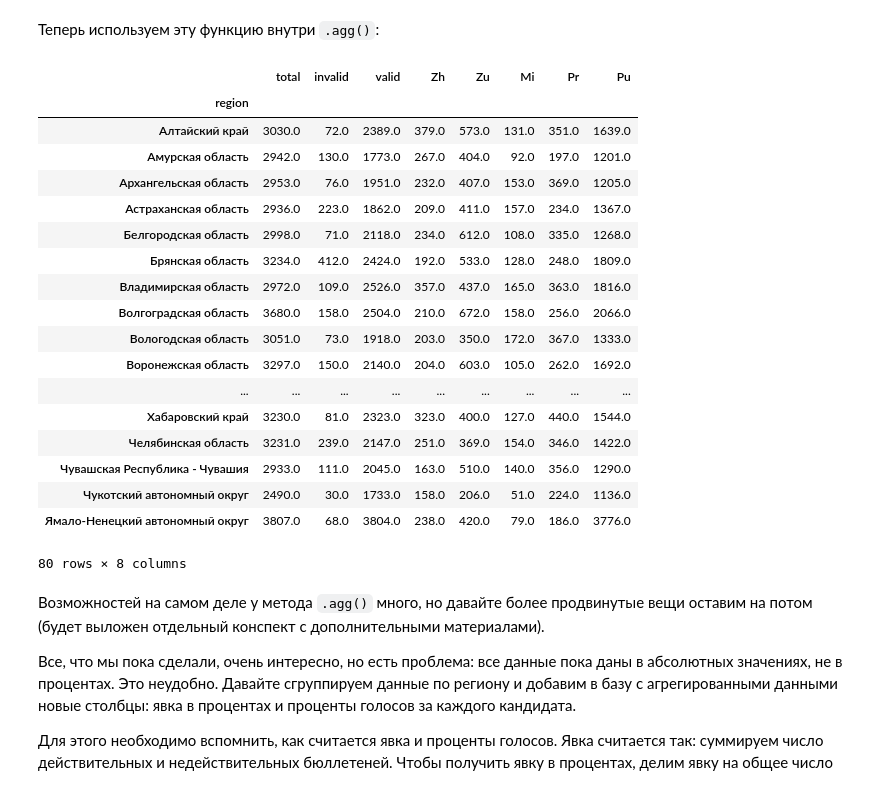
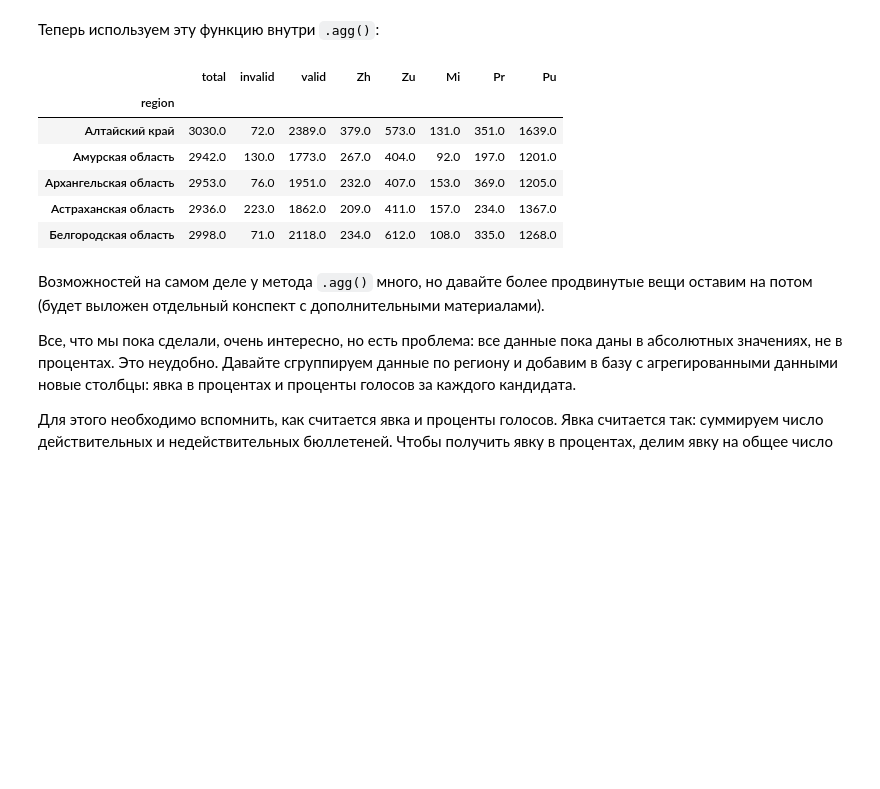
Before and after one commit to allatambov/Py-programming-3, a Jupyter notebook: 21-05/lect-pandas-contd.ipynb, the cells around one changed output. Saved outputs shown, nothing was run; the diff lists cells and outputs as text; code cells hidden in the pictures; blank space fills up the shorter version.

```diff
--- a/21-05/lect-pandas-contd.ipynb
+++ b/21-05/lect-pandas-contd.ipynb
@@ -223,27 +181,15 @@ my_diff([4, 6, 8]) # все верно, 8 - 4 = 4
 # %% [markdown]
 Теперь используем эту функцию внутри `.agg()`:
 # %%
-d.groupby('region').agg(my_diff)
+d.groupby('region').agg(my_diff).head() # везде смотрим на первые 5 строк
 # %% [output]
 |  | total | invalid | valid | Zh | Zu | Mi | Pr | Pu |
 | region |  |  |  |  |  |  |  |  |
 | Алтайский край | 3030.0 | 72.0 | 2389.0 | 379.0 | 573.0 | 131.0 | 351.0 | 1639.0 |
 | Амурская область | 2942.0 | 130.0 | 1773.0 | 267.0 | 404.0 | 92.0 | 197.0 | 1201.0 |
 | Архангельская область | 2953.0 | 76.0 | 1951.0 | 232.0 | 407.0 | 153.0 | 369.0 | 1205.0 |
 | Астраханская область | 2936.0 | 223.0 | 1862.0 | 209.0 | 411.0 | 157.0 | 234.0 | 1367.0 |
 | Белгородская область | 2998.0 | 71.0 | 2118.0 | 234.0 | 612.0 | 108.0 | 335.0 | 1268.0 |
-| Брянская область | 3234.0 | 412.0 | 2424.0 | 192.0 | 533.0 | 128.0 | 248.0 | 1809.0 |
-| Владимирская область | 2972.0 | 109.0 | 2526.0 | 357.0 | 437.0 | 165.0 | 363.0 | 1816.0 |
-| Волгоградская область | 3680.0 | 158.0 | 2504.0 | 210.0 | 672.0 | 158.0 | 256.0 | 2066.0 |
-| Вологодская область | 3051.0 | 73.0 | 1918.0 | 203.0 | 350.0 | 172.0 | 367.0 | 1333.0 |
-| Воронежская область | 3297.0 | 150.0 | 2140.0 | 204.0 | 603.0 | 105.0 | 262.0 | 1692.0 |
-| ... | ... | ... | ... | ... | ... | ... | ... | ... |
-| Хабаровский край | 3230.0 | 81.0 | 2323.0 | 323.0 | 400.0 | 127.0 | 440.0 | 1544.0 |
-| Челябинская область | 3231.0 | 239.0 | 2147.0 | 251.0 | 369.0 | 154.0 | 346.0 | 1422.0 |
-| Чувашская Республика - Чувашия | 2933.0 | 111.0 | 2045.0 | 163.0 | 510.0 | 140.0 | 356.0 | 1290.0 |
-| Чукотский автономный округ | 2490.0 | 30.0 | 1733.0 | 158.0 | 206.0 | 51.0 | 224.0 | 1136.0 |
-| Ямало-Ненецкий автономный округ | 3807.0 | 68.0 | 3804.0 | 238.0 | 420.0 | 79.0 | 186.0 | 3776.0 |
-80 rows × 8 columns
 # %% [markdown]
 Возможностей на самом деле у метода `.agg()` много, но давайте более продвинутые вещи оставим на потом (будет выложен отдельный конспект с дополнительными материалами).
 
```
Also changed, not shown: parts of 14 cells of this notebook.
